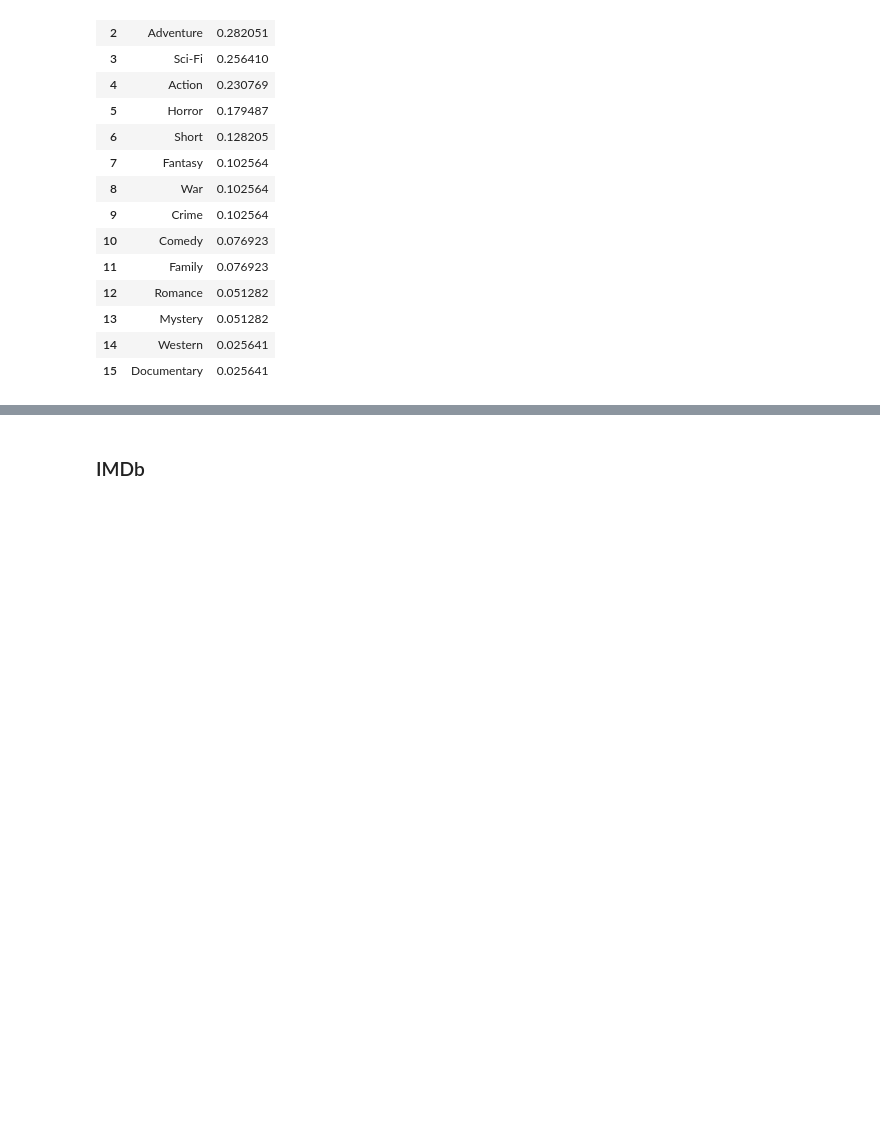
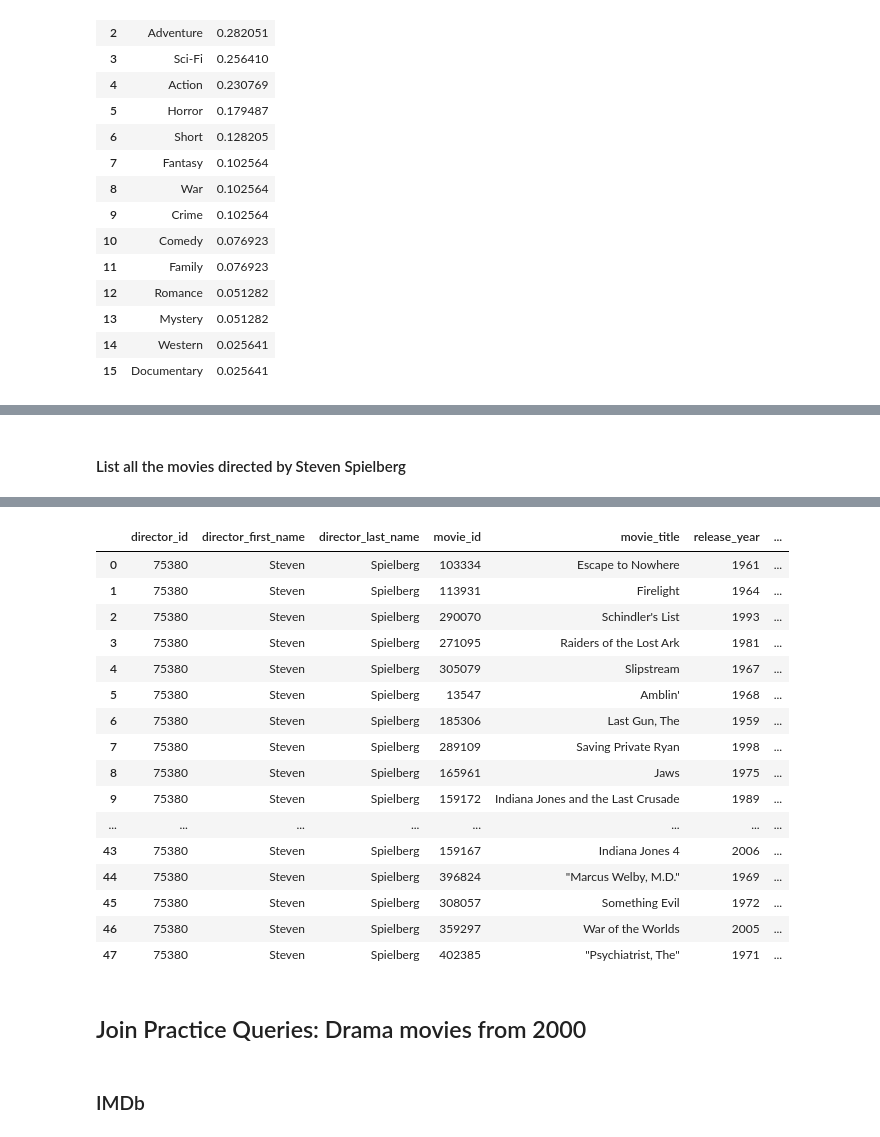
Before and after one commit to ipeirotis/introduction-to-databases, a Jupyter notebook: session4/C-Join_Queries.ipynb, the cells around one changed output, grey strips where cells are left out. Cells and saved outputs as stored; diff of their text form; code cells hidden in the pictures; blank space fills up the shorter version.

```diff
--- a/session4/C-Join_Queries.ipynb
+++ b/session4/C-Join_Queries.ipynb
@@ -188,0 +204,12 @@ Query started at 07:30:19 PM UTC; Query executed in 0.00 m
+# %% [markdown]
+#### List all the movies directed by Steven Spielberg
+# %%
+%%read_sql
+SELECT MD.director_id, D.first_name AS director_first_name, D.last_name AS director_last_name,
+       MD.movie_id, M.name AS movie_title, M.year AS release_year, M.rank AS movie_rating
+FROM directors D
+  INNER JOIN movies_directors MD ON MD.director_id = D.id
+  INNER JOIN movies M ON M.id = MD.movie_id
+WHERE D.first_name = 'Steven' AND D.last_name = 'Spielberg'
+ORDER BY M.rank DESC
+# %% [output]
@@ -189,3 +217,22 @@ Query started at 07:30:19 PM UTC; Query executed in 0.00 m
+|  | director_id | director_first_name | director_last_name | movie_id | movie_title | release_year | ... |
+| 0 | 75380 | Steven | Spielberg | 103334 | Escape to Nowhere | 1961 | ... |
+| 1 | 75380 | Steven | Spielberg | 113931 | Firelight | 1964 | ... |
+| 2 | 75380 | Steven | Spielberg | 290070 | Schindler's List | 1993 | ... |
+| 3 | 75380 | Steven | Spielberg | 271095 | Raiders of the Lost Ark | 1981 | ... |
+| 4 | 75380 | Steven | Spielberg | 305079 | Slipstream | 1967 | ... |
+| 5 | 75380 | Steven | Spielberg | 13547 | Amblin' | 1968 | ... |
+| 6 | 75380 | Steven | Spielberg | 185306 | Last Gun, The | 1959 | ... |
+| 7 | 75380 | Steven | Spielberg | 289109 | Saving Private Ryan | 1998 | ... |
+| 8 | 75380 | Steven | Spielberg | 165961 | Jaws | 1975 | ... |
+| 9 | 75380 | Steven | Spielberg | 159172 | Indiana Jones and the Last Crusade | 1989 | ... |
+| ... | ... | ... | ... | ... | ... | ... | ... |
+| 43 | 75380 | Steven | Spielberg | 159167 | Indiana Jones 4 | 2006 | ... |
+| 44 | 75380 | Steven | Spielberg | 396824 | "Marcus Welby, M.D." | 1969 | ... |
+| 45 | 75380 | Steven | Spielberg | 308057 | Something Evil | 1972 | ... |
+| 46 | 75380 | Steven | Spielberg | 359297 | War of the Worlds | 2005 | ... |
+| 47 | 75380 | Steven | Spielberg | 402385 | "Psychiatrist, The" | 1971 | ... |
+# %% [markdown]
+## Join Practice Queries: Drama movies from 2000
 # %% [markdown]
 ### IMDb
 # %%
```
Also changed, not shown: parts of 47 cells of this notebook.
